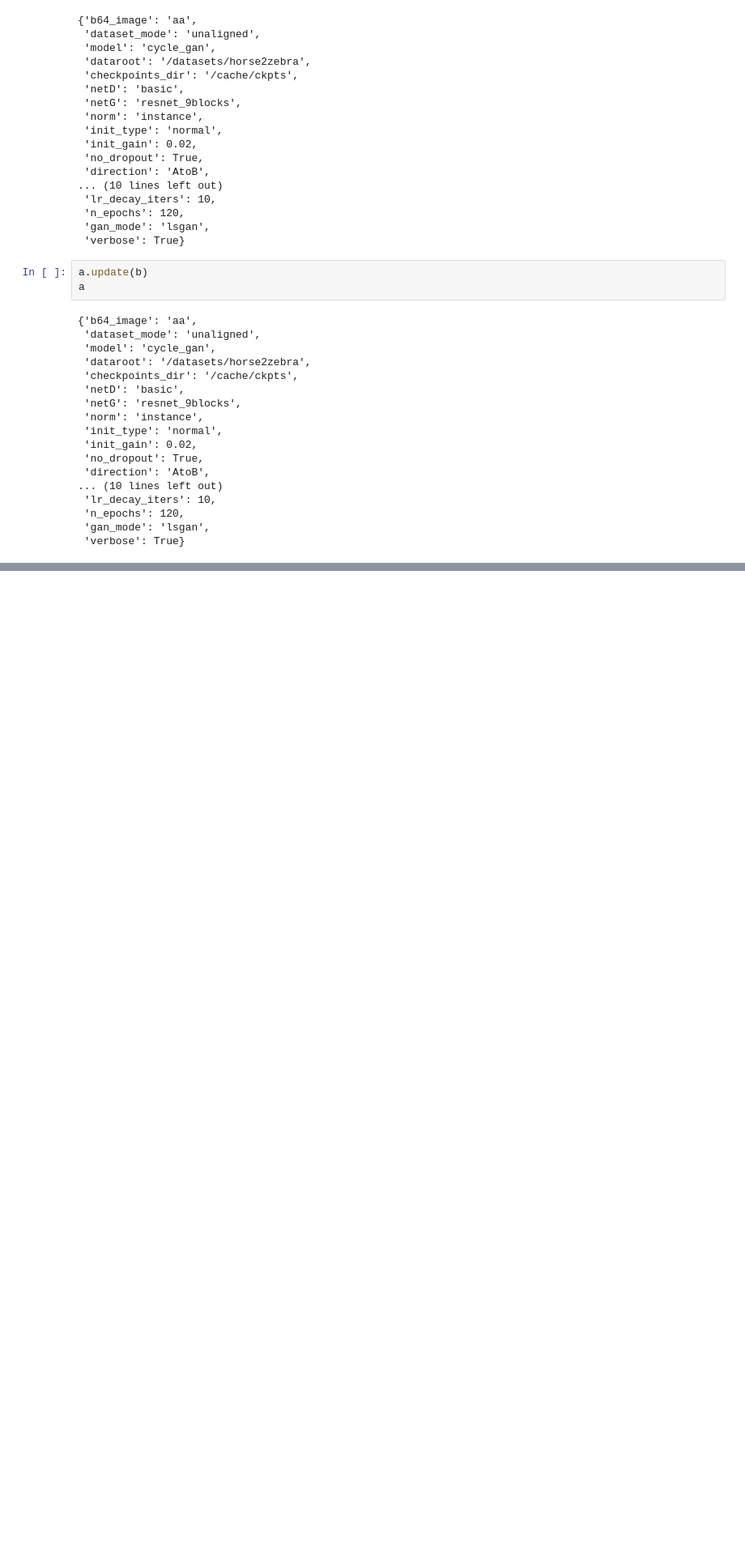
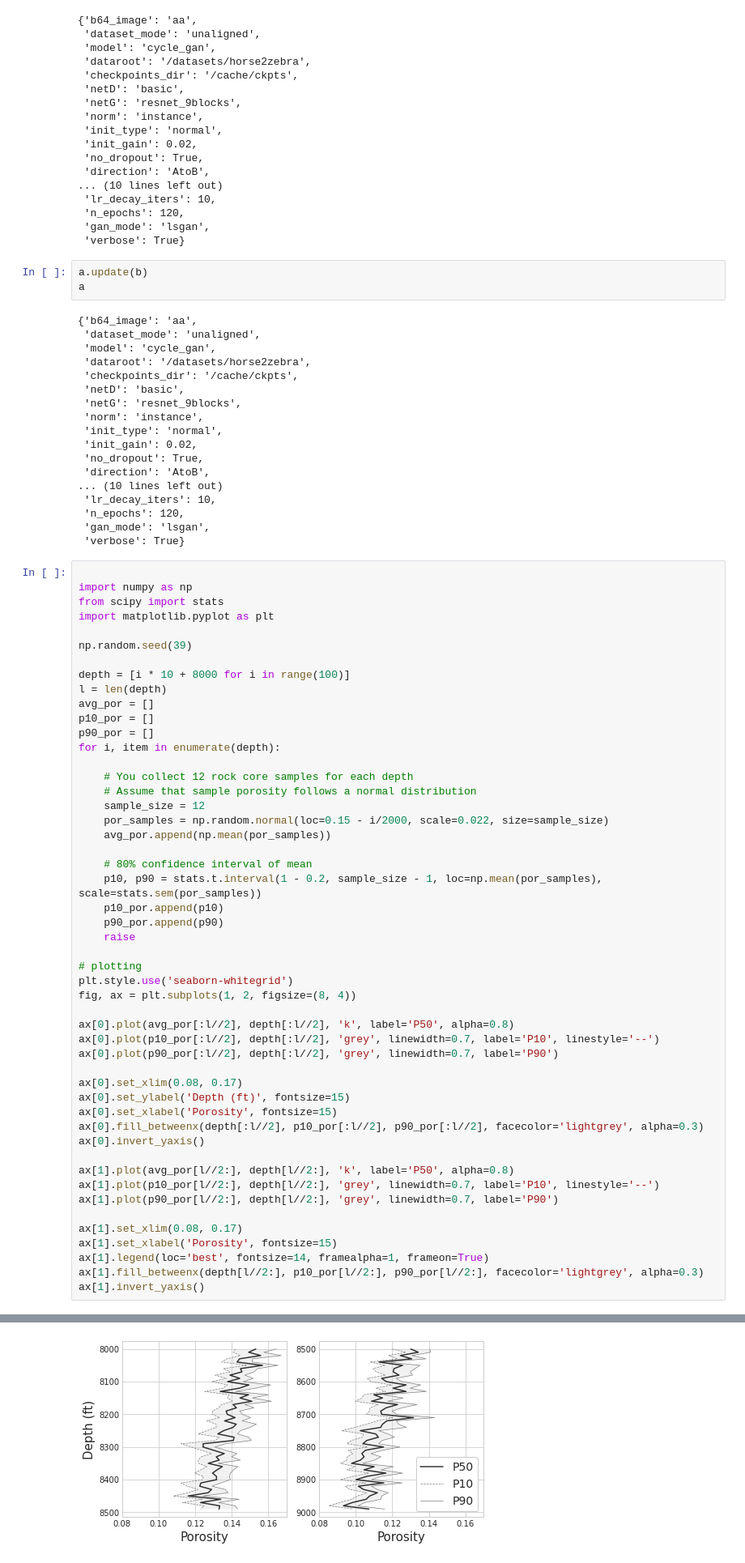
Before and after one commit to qrsforever/hzcsnote, a Jupyter notebook: _only_test_.ipynb, the cells around one changed output, grey strips where cells are left out. Shown at 81% size. Cells and saved outputs as stored; diff of their text form; blank space fills up the shorter version.

```diff
--- a/_only_test_.ipynb
+++ b/_only_test_.ipynb
@@ -58,3 +58,54 @@ a
  'n_epochs': 120,
  'gan_mode': 'lsgan',
  'verbose': True}
+# %%
+
+import numpy as np
+from scipy import stats
+import matplotlib.pyplot as plt
+
+np.random.seed(39)
+
+depth = [i * 10 + 8000 for i in range(100)]
+l = len(depth)
+avg_por = []
+p10_por = []
+p90_por = []
+for i, item in enumerate(depth):
+
+    # You collect 12 rock core samples for each depth
+    # Assume that sample porosity follows a normal distribution
+    sample_size = 12
+    por_samples = np.random.normal(loc=0.15 - i/2000, scale=0.022, size=sample_size)
+    avg_por.append(np.mean(por_samples))
+
+    # 80% confidence interval of mean
+    p10, p90 = stats.t.interval(1 - 0.2, sample_size - 1, loc=np.mean(por_samples), scale=stats.sem(por_samples))
+    p10_por.append(p10)
+    p90_por.append(p90)
+    raise
+
+# plotting
+plt.style.use('seaborn-whitegrid')
+fig, ax = plt.subplots(1, 2, figsize=(8, 4))
+
+ax[0].plot(avg_por[:l//2], depth[:l//2], 'k', label='P50', alpha=0.8)
+ax[0].plot(p10_por[:l//2], depth[:l//2], 'grey', linewidth=0.7, label='P10', linestyle='--')
+ax[0].plot(p90_por[:l//2], depth[:l//2], 'grey', linewidth=0.7, label='P90')
+
+ax[0].set_xlim(0.08, 0.17)
+ax[0].set_ylabel('Depth (ft)', fontsize=15)
+ax[0].set_xlabel('Porosity', fontsize=15)
+ax[0].fill_betweenx(depth[:l//2], p10_por[:l//2], p90_por[:l//2], facecolor='lightgrey', alpha=0.3)
+ax[0].invert_yaxis()
+
+ax[1].plot(avg_por[l//2:], depth[l//2:], 'k', label='P50', alpha=0.8)
+ax[1].plot(p10_por[l//2:], depth[l//2:], 'grey', linewidth=0.7, label='P10', linestyle='--')
+ax[1].plot(p90_por[l//2:], depth[l//2:], 'grey', linewidth=0.7, label='P90')
+
+ax[1].set_xlim(0.08, 0.17)
+ax[1].set_xlabel('Porosity', fontsize=15)
+ax[1].legend(loc='best', fontsize=14, framealpha=1, frameon=True)
+ax[1].fill_betweenx(depth[l//2:], p10_por[l//2:], p90_por[l//2:], facecolor='lightgrey', alpha=0.3)
+ax[1].invert_yaxis()
+# %% [output]
@@ -60,0 +129 @@ a
+[figure, added]
```
Also changed, not shown: parts of 2 cells of this notebook, 4 other files.
